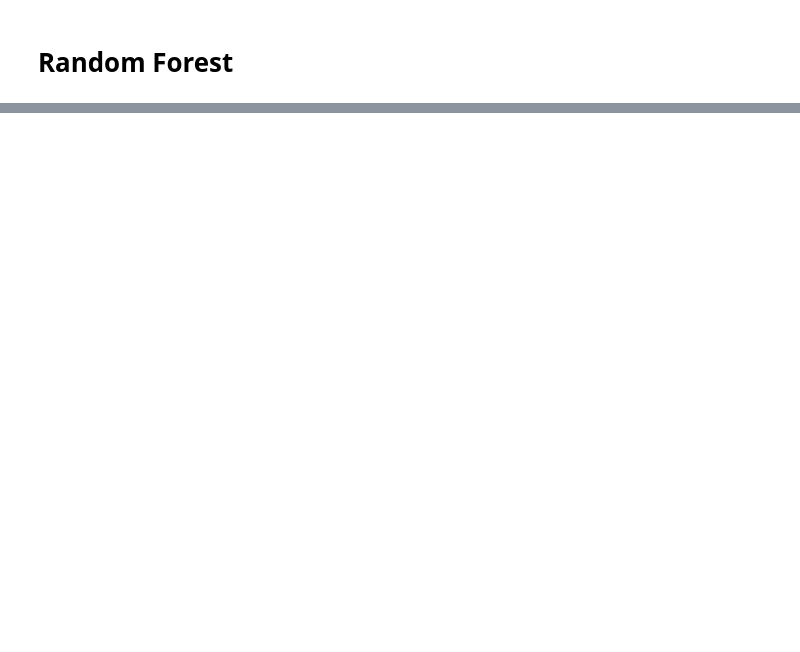
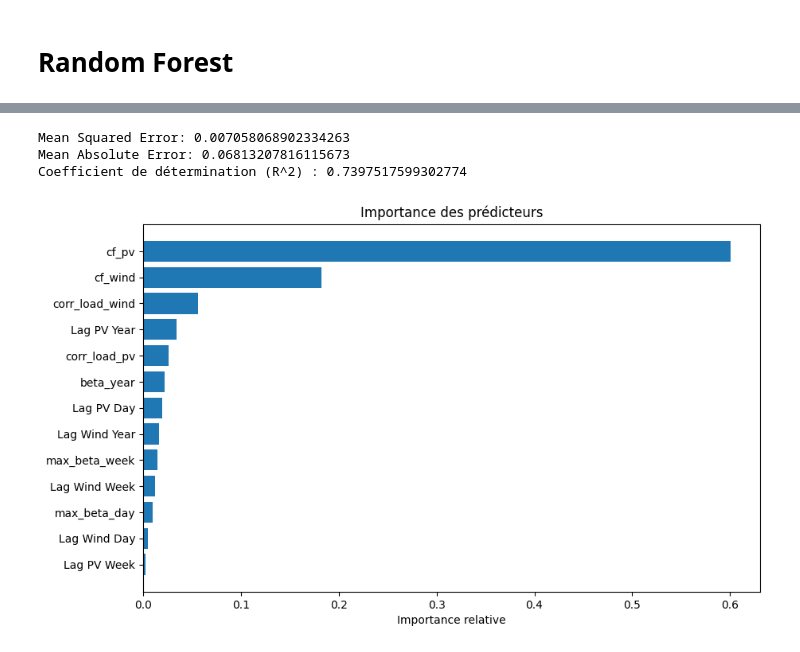
Before and after one commit to jus6du/wavelet_decomposition, a Jupyter notebook: optim_mix/8_statistical_analysis.ipynb, the cells around one changed output, grey strips where cells are left out. Drawn from its saved outputs; the diff is of its cells as text; code cells hidden in the pictures; blank space fills up the shorter version.

```diff
--- a/optim_mix/8_statistical_analysis.ipynb
+++ b/optim_mix/8_statistical_analysis.ipynb
@@ -123,6 +140,3 @@ dataset = list_lags
 # # return {'measure conso': measured_conso, 'measure range': measured_range, 'data': dataset, 'model': model,
 # #         'a': a, 'b_ACd': b_SCx, 'c_Mass': c_Mass, 'errors': df_error, 'mean': mean_values,
 # #         'variance': dict(zip(labels, var_values))}
-# %%
-result_optim = pd.read_pickle(f'results/France/optimization_results.pickle')
-result_optim.keys()
@@ -166,10 +231,15 @@ from sklearn.linear_model import LinearRegression
 from sklearn import preprocessing
 import os
 
-dataset = result
-X = dataset[[ 'Lag PV Year','Lag Wind Year', 'Lag PV Week', 'Lag Wind Week', 'Lag PV Day', 'Lag Wind Day','cf_pv', 'cf_wind']]
-y = dataset['share_wind']
 
+X = dataset[[ 'Lag PV Year','Lag Wind Year','Lag PV Week', 'Lag Wind Week', 'Lag PV Day', 'Lag Wind Day','cf_pv', 'cf_wind', 'corr_load_wind','corr_load_pv','max_beta_day', 'max_beta_week','beta_year']]
+# X = dataset[[ 'Lag PV Year','Lag Wind Year', 'Lag PV Week', 'Lag Wind Week', 'Lag PV Day', 'Lag Wind Day','cf_pv', 'cf_wind', 'max_beta_day', 'max_beta_week', 'beta_year']]
+y = dataset['share_pv']
+# print(X.isna().sum())
+X_clean = X.dropna()
+y = y[X.index.isin(X_clean.index)]
+dataset = dataset[X.index.isin(X_clean.index)]
+X=X_clean # Adjust y accordingly if rows are dropped from X
 model = LinearRegression()
 model.fit(X, y)
 model.score(X, y)  # R²
@@ -178,7 +248,6 @@ share_predict = model.predict(X)
 
 coef = model.coef_
 a = model.intercept_
-
 dataset['Prediction share Wind'] = share_predict
 # Model Evaluation
 meanAbErr = metrics.mean_absolute_error(y, share_predict)
@@ -364,0 +466,36 @@ cf_wind: Importance moyenne = 0.3313, Ecart-type = 0.0768
+# %%
+from sklearn.ensemble import GradientBoostingRegressor
+from sklearn.metrics import mean_squared_error, mean_absolute_error
+
+
+X_train, X_test, y_train, y_test = train_test_split(X, y, test_size=0.3, random_state=42)
+
+model = GradientBoostingRegressor(n_estimators=100, learning_rate=1.0, max_depth=1, random_state=42)
+
+model.fit(X_train, y_train)
+
+y_pred = model.predict(X_test)
+
+mse = mean_squared_error(y_test, y_pred)
+mae = mean_absolute_error(y_test, y_pred)
+r2 = r2_score(y_test, y_pred)
+print(f"Mean Squared Error: {mse}")
+print(f"Mean Absolute Error: {mae}")
+print("Coefficient de détermination (R^2) :", r2)
+importances = model.feature_importances_
+
+
+
+indices = np.argsort(importances)
+
+plt.figure(figsize=(10, 6))
+plt.title("Importance des prédicteurs")
+plt.barh(range(len(indices)), importances[indices], align="center")
+plt.yticks(range(len(indices)), X.columns[sorted_idx])
+plt.xlabel("Importance relative")
+plt.show()
+# %% [output]
+Mean Squared Error: 0.007058068902334263
+Mean Absolute Error: 0.06813207816115673
+Coefficient de détermination (R^2) : 0.7397517599302774
+[figure, added]
```
Also changed, not shown: parts of 17 cells of this notebook, 11 other files.
